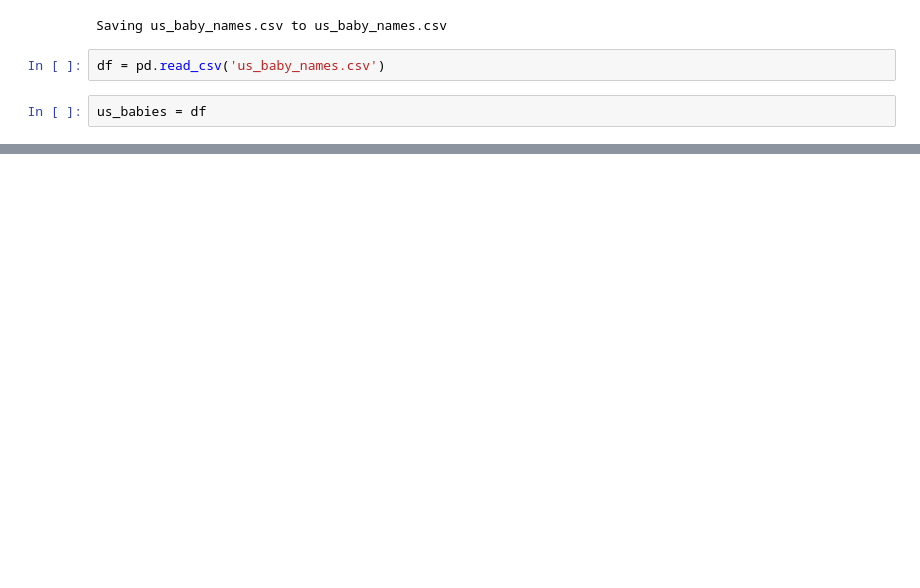
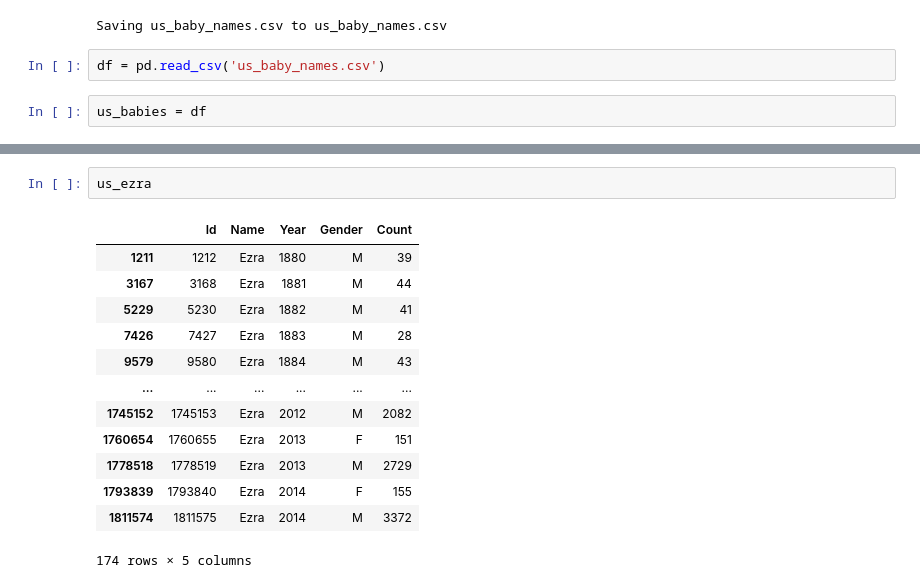
Before and after one commit to saulzmtz/ds, a Jupyter notebook: PythonPractice_AnswerSpecificQuestions_LNKDN.ipynb, the cells around one changed output, grey strips where cells are left out. Saved outputs shown, nothing was run; the diff lists cells and outputs as text; blank space fills up the shorter version.

```diff
--- a/PythonPractice_AnswerSpecificQuestions_LNKDN.ipynb
+++ b/PythonPractice_AnswerSpecificQuestions_LNKDN.ipynb
@@ -14,0 +34,16 @@ us_babies = df
+# %%
+us_ezra
+# %% [output]
+|  | Id | Name | Year | Gender | Count |
+| 1211 | 1212 | Ezra | 1880 | M | 39 |
+| 3167 | 3168 | Ezra | 1881 | M | 44 |
+| 5229 | 5230 | Ezra | 1882 | M | 41 |
+| 7426 | 7427 | Ezra | 1883 | M | 28 |
+| 9579 | 9580 | Ezra | 1884 | M | 43 |
+| ... | ... | ... | ... | ... | ... |
+| 1745152 | 1745153 | Ezra | 2012 | M | 2082 |
+| 1760654 | 1760655 | Ezra | 2013 | F | 151 |
+| 1778518 | 1778519 | Ezra | 2013 | M | 2729 |
+| 1793839 | 1793840 | Ezra | 2014 | F | 155 |
+| 1811574 | 1811575 | Ezra | 2014 | M | 3372 |
+174 rows × 5 columns
```
Also changed, not shown: parts of 4 cells of this notebook.
